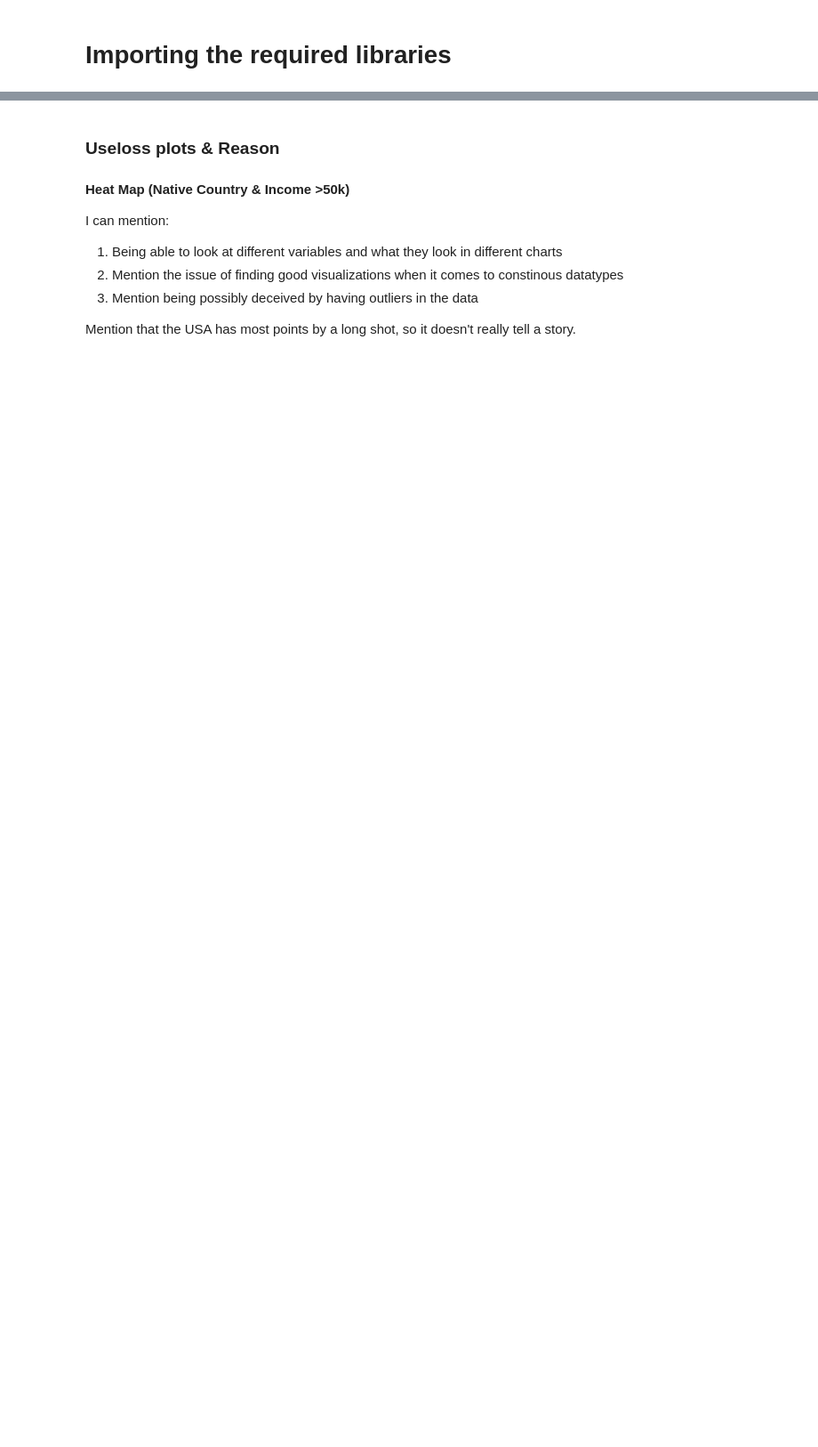
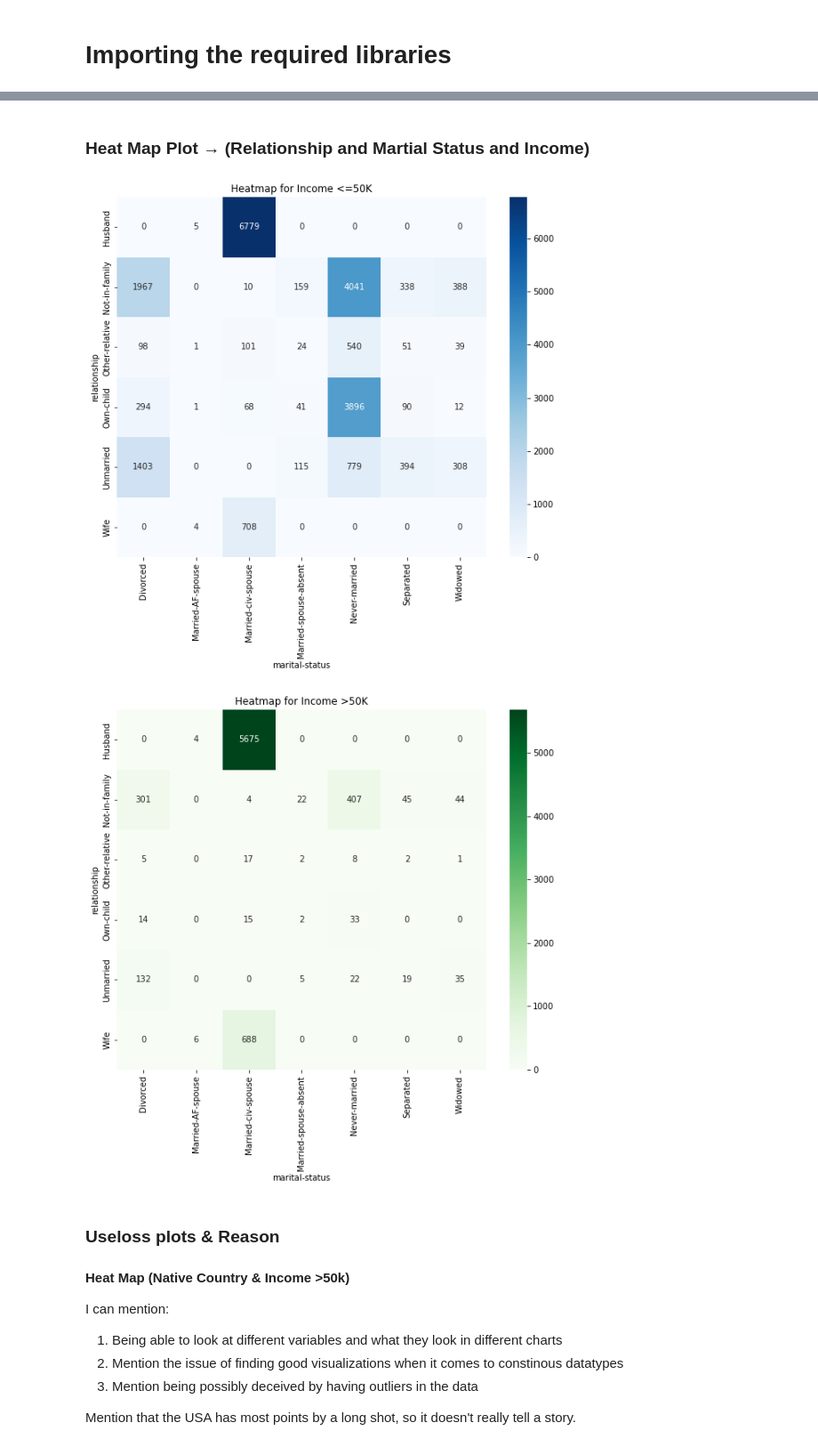
Before and after one commit to Youssef-Serag/CSE-578, a Jupyter notebook: Project/project.ipynb, the cells around one changed output, grey strips where cells are left out. Shown at 89% size. Cells and saved outputs as stored; diff of their text form; code cells hidden in the pictures; blank space fills up the shorter version.

```diff
--- a/Project/project.ipynb
+++ b/Project/project.ipynb
@@ -99,3 +109,42 @@ plt.show()
+# %% [markdown]
+### Heat Map Plot &#8594; (Relationship and Martial Status and Income)
+# %%
+import seaborn as sns
+import matplotlib.pyplot as plt
+import pandas as pd
+
+# Copy the DataFrame
+df = data.copy()
+df['income'] = df['income'].apply(lambda x: 0 if x == "<=50K" else 1)
+
+# Filter the DataFrame for income status 0 and 1
+df_income_0 = df[df['income'] == 0]
+df_income_1 = df[df['income'] == 1]
+
+# Pivot the data for heatmap for income status 0
+pivot_0 = df_income_0.pivot_table(index='relationship', columns='marital-status', values='income', aggfunc='count', fill_value=0)
+
+# Pivot the data for heatmap for income status 1
+pivot_1 = df_income_1.pivot_table(index='relationship', columns='marital-status', values='income', aggfunc='count', fill_value=0)
+
+# Check if pivot_0 is empty; if it is, don't attempt to plot it
+if not pivot_0.empty:
+    # Heatmap for income status 0
+    plt.figure(figsize=(10, 8))
+    sns.heatmap(pivot_0, annot=True, fmt="d", cmap='Blues')
+    plt.title('Heatmap for Income <=50K')
+    plt.show()
+
+# Check if pivot_1 is empty; if it is, don't attempt to plot it
+if not pivot_1.empty:
+    # Heatmap for income status 1
+    plt.figure(figsize=(10, 8))
+    sns.heatmap(pivot_1, annot=True, fmt="d", cmap='Greens')
+    plt.title('Heatmap for Income >50K')
+    plt.show()
+# %% [output]
+[figure, added]
+[figure, added]
 # %% [markdown]
 ### Useloss plots & Reason
 
```
Also changed, not shown: parts of 6 cells of this notebook.
